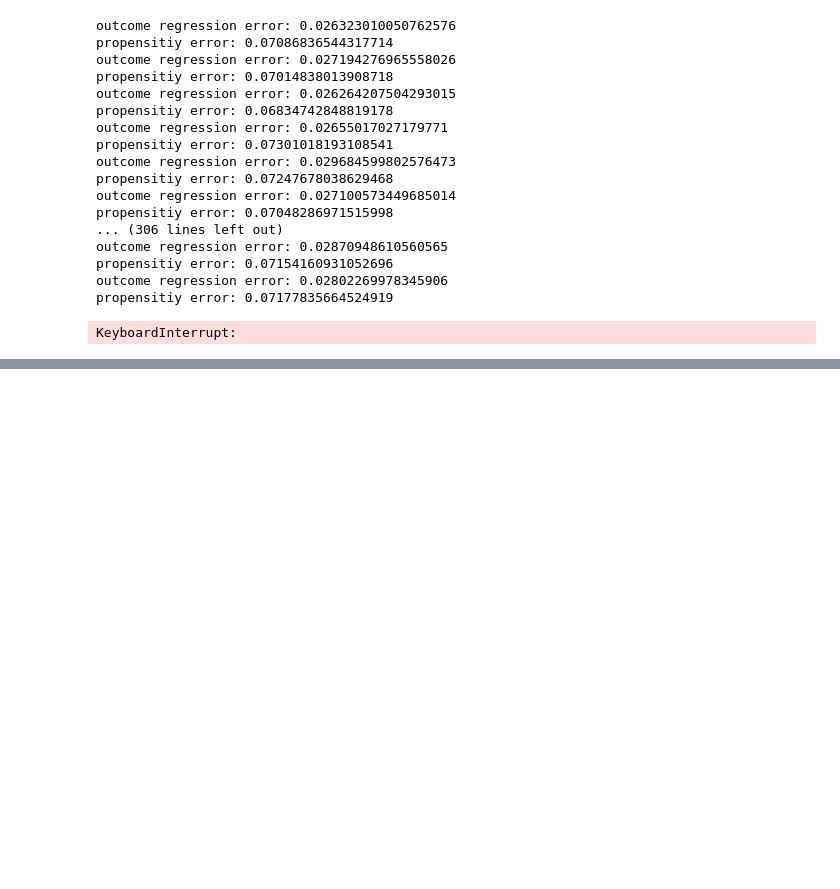
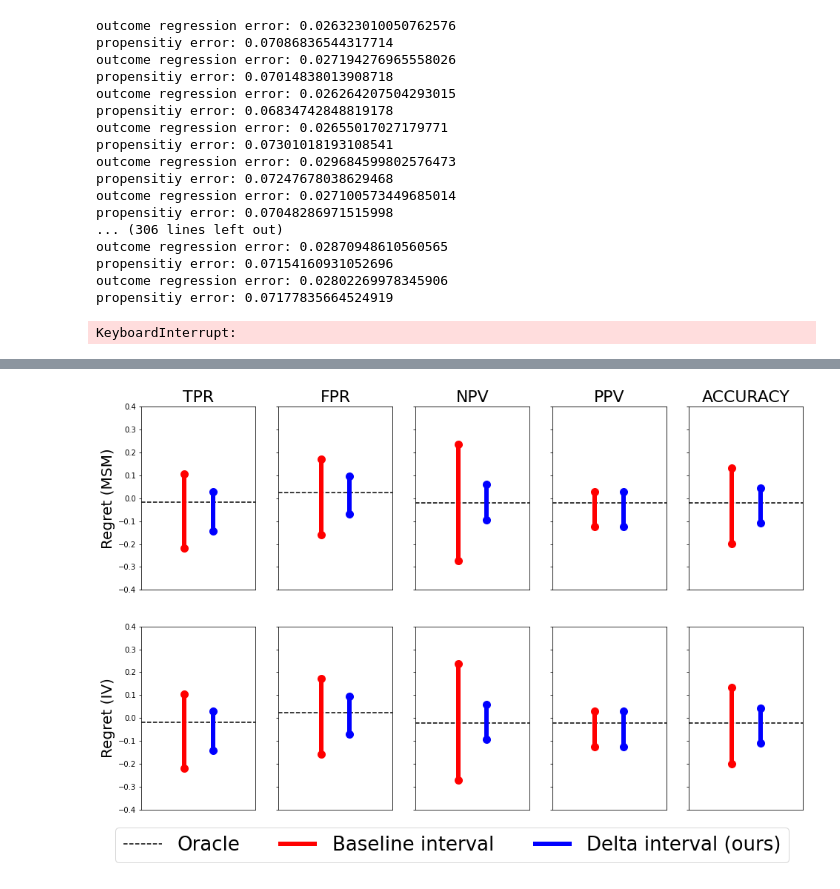
Before and after one commit to lguerdan/policy_comparison_under_confounding, a Jupyter notebook: synthetic_experiments_main.ipynb, the cells around one changed output, grey strips where cells are left out. Saved outputs shown, nothing was run; the diff lists cells and outputs as text; code cells hidden in the pictures; blank space fills up the shorter version.

```diff
--- a/synthetic_experiments_main.ipynb
+++ b/synthetic_experiments_main.ipynb
@@ -354,0 +352,81 @@ KeyboardInterrupt:
+# %%
+def plot_intervals(df, metrics, ix_y):
+
+    metric_dict = {
+        'm_y=1': 'TPR',
+        'm_y=0': 'FPR',
+        'm_a=0': 'NPV',
+        'm_a=1': 'PPV',
+        'm_u': 'ACCURACY',
+    }
+
+    for i, metric in enumerate(metrics):
+
+        # Filter the DataFrame for the current metric
+        mdf = df[df['metric'] == metric]
+
+        # Calculate the means
+        mean_rs_down = mdf['Rs_down'].mean()
+        mean_rs_up = mdf['Rs_up'].mean()
+        mean_rd_down = mdf['Rd_down'].mean()
+        mean_rd_up = mdf['Rd_up'].mean()
+        oracle = mdf['R_oracle'].mean()
+
+        axes[ix_y][i].axhline(oracle, color='k', linestyle='--', label='Oracle')
+
+        # Draw a vertical line from mean_rs_down to mean_rs_up at x = 0.5 (for example)
+        axes[ix_y][i].vlines(x=.1, ymin=mean_rs_down, ymax=mean_rs_up, color='r',
+                       linestyle='-', label='Baseline interval', linewidth=6)
+
+        # Draw a vertical line from mean_rd_down to mean_rd_up at x = 1.5 (for example)
+        axes[ix_y][i].vlines(x=.2, ymin=mean_rd_down, ymax=mean_rd_up, color='b',
+                       linestyle='-', label='Delta interval (ours)', linewidth=6)
+
+        # Add markers to the endpoints of the first line
+        axes[ix_y][i].plot(.1, mean_rs_down, 'ro', markersize=10)
+        axes[ix_y][i].plot(.1, mean_rs_up, 'ro', markersize=10)
+
+        # Add markers to the endpoints of the second line
+        axes[ix_y][i].plot(.2, mean_rd_down, 'bo', markersize=10)
+        axes[ix_y][i].plot(.2, mean_rd_up, 'bo', markersize=10)
+        axes[ix_y][i].set_xlim(-.05, .35)  # Set the x-limits to frame our lines nicely
+        axes[ix_y][i].set_ylim(-.4, .4)
+
+        # Remove x-tick labels
+        axes[ix_y][i].set_xticks([])
+
+        # If you also want to remove the x-tick lines (ticks themselves), use the following:
+        axes[ix_y][i].tick_params(axis='x', which='both', length=0)
+
+        if ix_y == 0:
+            axes[ix_y][i].set_title(metric_dict[metric], fontsize=22)
+
+
+ivdf = pd.read_csv('results/iv_relevance_df_GB_K5_N20.csv')
+msmdf = pd.read_csv('results/msm_assumption_df_GB_NS20_L14.csv')
+
+msmdf = msmdf[msmdf['ls'] == 1.2]
+iv_results = ivdf[ivdf['beta_zy'] == .2]
+
+metrics = ivdf['metric'].unique().tolist()
+fig, axes = plt.subplots(2, 5, figsize=(16, 10), sharey=True)
+
+axes[0][0].set_ylabel(f'Regret (MSM)', fontsize=20)
+axes[1][0].set_ylabel(f'Regret (IV)', fontsize=20)
+
+plot_intervals(msmdf, metrics, 0)
+plot_intervals(msmdf, metrics, 1)
+
+# axes[0][i].legend(fontsize=14, loc='upper right')
+
+handles, labels = [], []
+for ax in axes.flatten():
+    for handle, label in zip(*ax.get_legend_handles_labels()):
+        if label not in labels:  # check to avoid duplicate entries
+            handles.append(handle)
+            labels.append(label)
+
+fig.legend(handles, labels, fontsize=26, loc='lower center', ncol=3)
+plt.savefig('figs/delta_standard_comparison.pdf')
+# %% [output]
+[figure, added]
```
Also changed, not shown: parts of 5 cells of this notebook, 17 other files.
